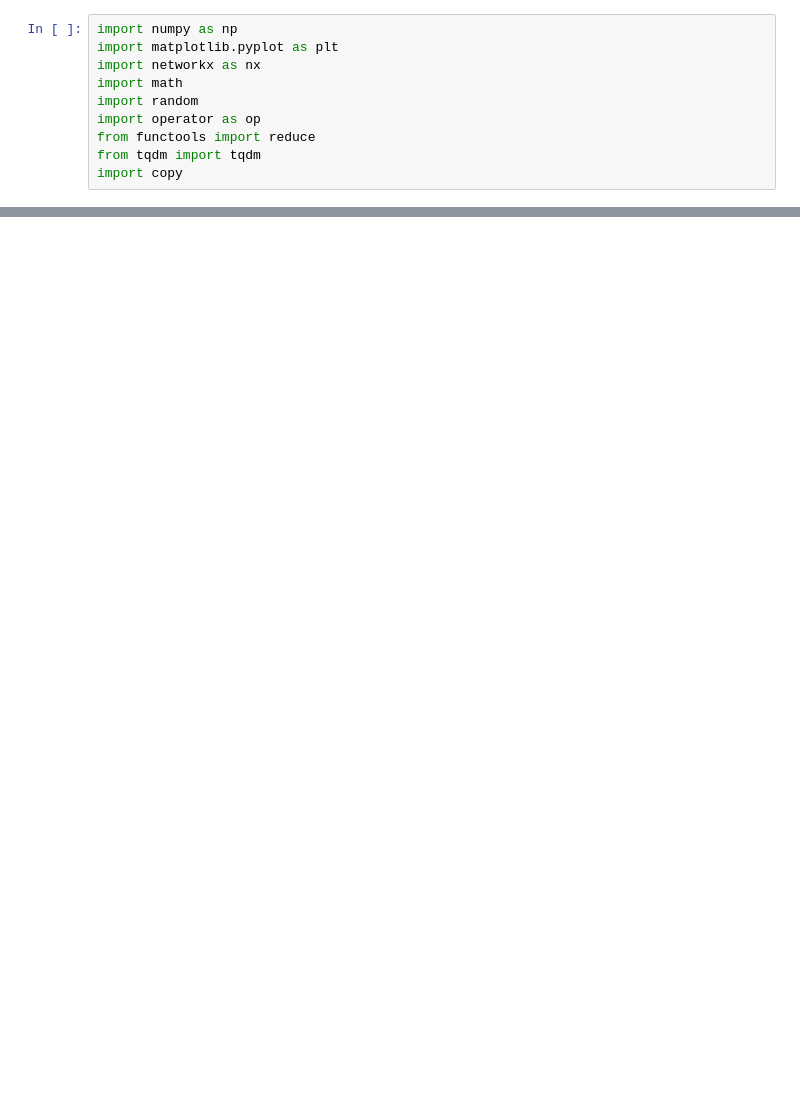
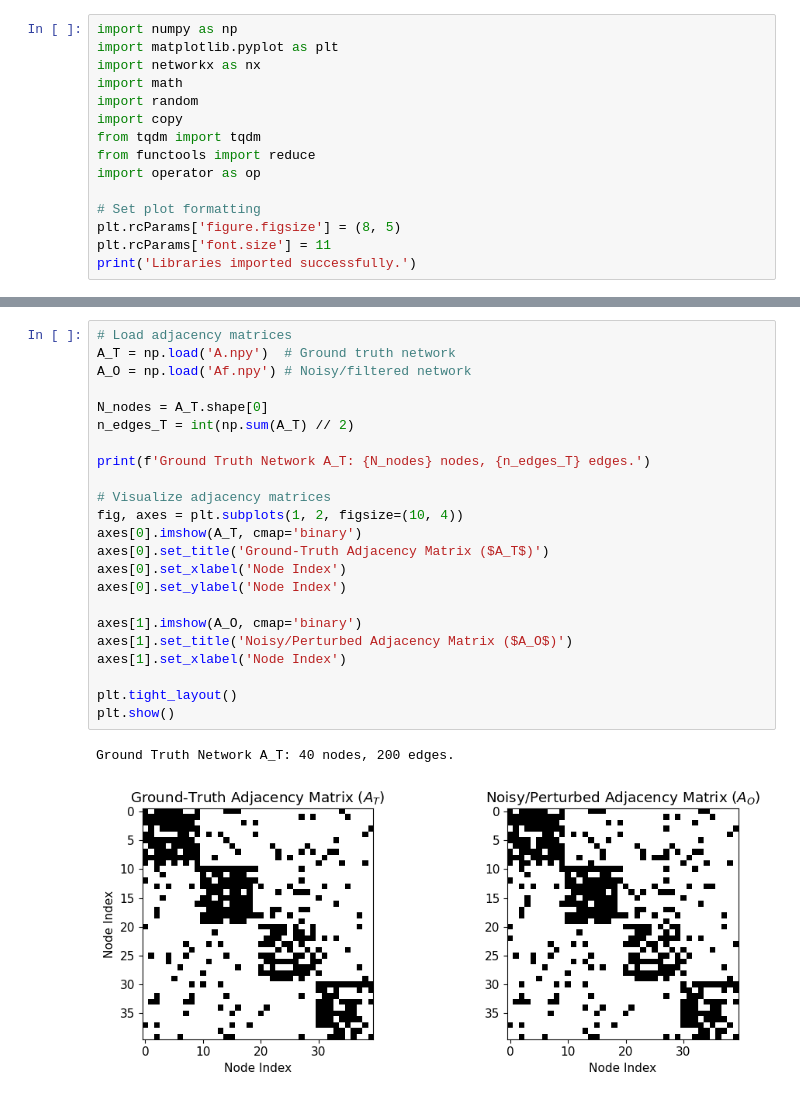
Before and after one commit to mojee13/mojee13-reconstruction-of-complex-networks, a Jupyter notebook: mojtaba.ipynb, the cells around one changed output, grey strips where cells are left out. Cells and saved outputs as stored; diff of their text form; blank space fills up the shorter version.

Commit message:
fix(notebook): refactor mojtaba.ipynb with clean MCMC sampling, LaTeX formulas, error fixes, and pre-computed plots

```diff
--- a/mojtaba.ipynb
+++ b/mojtaba.ipynb
@@ -6,7 +18,12 @@ import matplotlib.pyplot as plt
 import networkx as nx
 import math
 import random
+import copy
+from tqdm import tqdm
+from functools import reduce
 import operator as op
-from functools import reduce
-from tqdm import tqdm
-import copy
+
+# Set plot formatting
+plt.rcParams['figure.figsize'] = (8, 5)
+plt.rcParams['font.size'] = 11
+print('Libraries imported successfully.')
@@ -262,0 +36,26 @@ Text(0.5, 1.0, 'Missing intractions')
+# %%
+# Load adjacency matrices
+A_T = np.load('A.npy')  # Ground truth network
+A_O = np.load('Af.npy') # Noisy/filtered network
+
+N_nodes = A_T.shape[0]
+n_edges_T = int(np.sum(A_T) // 2)
+
+print(f'Ground Truth Network A_T: {N_nodes} nodes, {n_edges_T} edges.')
+
+# Visualize adjacency matrices
+fig, axes = plt.subplots(1, 2, figsize=(10, 4))
+axes[0].imshow(A_T, cmap='binary')
+axes[0].set_title('Ground-Truth Adjacency Matrix ($A_T$)')
+axes[0].set_xlabel('Node Index')
+axes[0].set_ylabel('Node Index')
+
+axes[1].imshow(A_O, cmap='binary')
+axes[1].set_title('Noisy/Perturbed Adjacency Matrix ($A_O$)')
+axes[1].set_xlabel('Node Index')
+
+plt.tight_layout()
+plt.show()
+# %% [output]
+Ground Truth Network A_T: 40 nodes, 200 edges.
+[figure, added]
```
Also changed, not shown: parts of 33 cells of this notebook, 1 other file.
